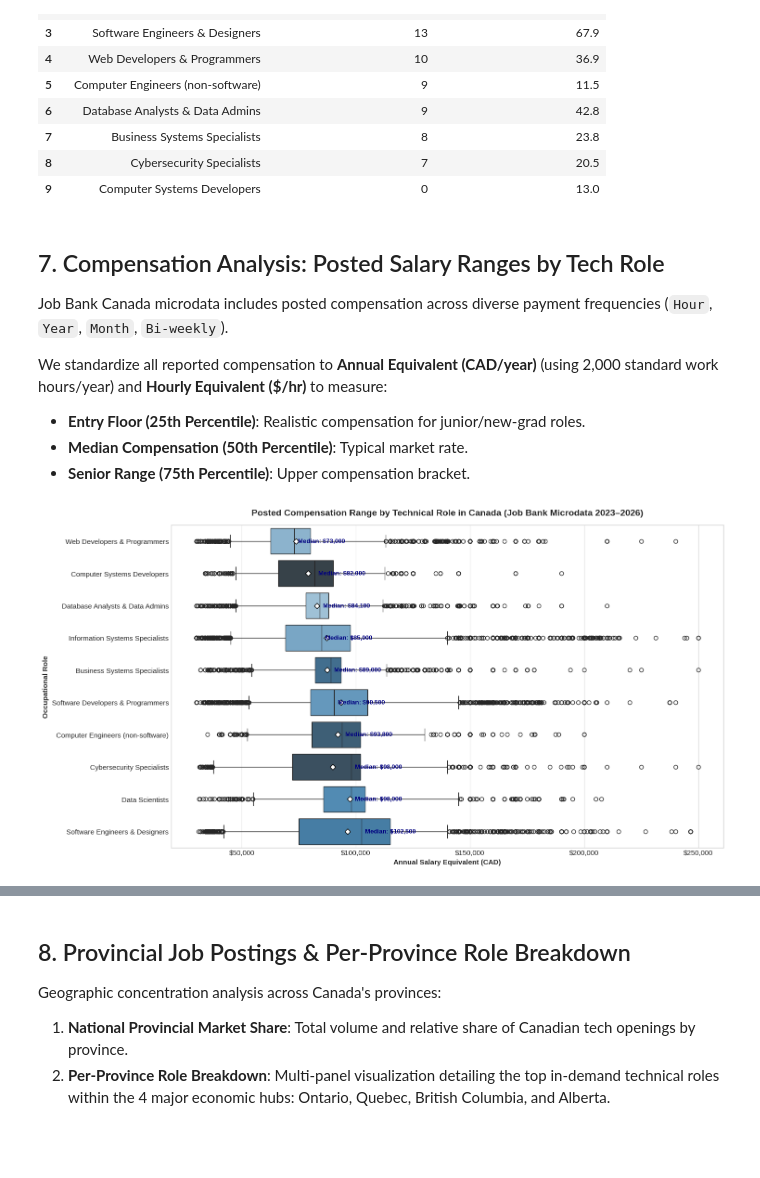
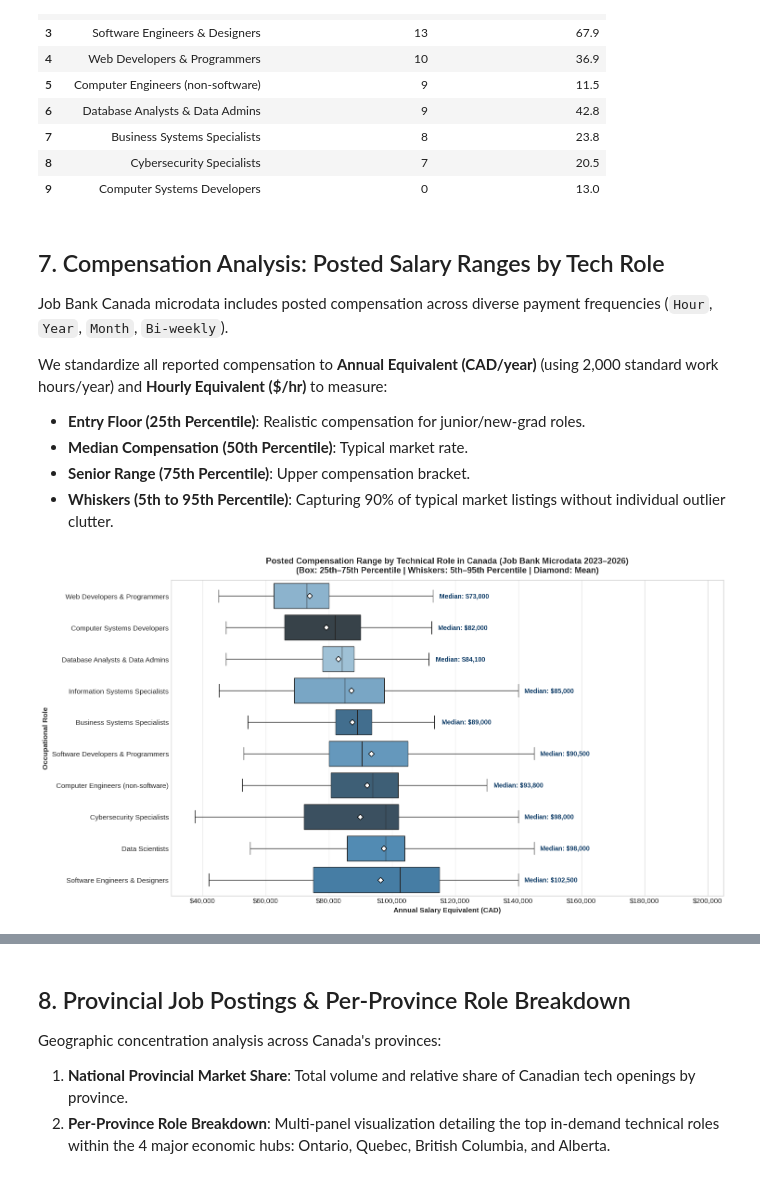
Before and after one commit to althaafsn/canada-job-market-analysis, a Jupyter notebook: data_analysis/02_job_bank/job_bank_tech_roles.ipynb, the cells around one changed output, grey strips where cells are left out. Saved outputs shown, nothing was run; the diff lists cells and outputs as text; code cells hidden in the pictures; blank space fills up the shorter version.

Commit message:
Remove individual outlier points from salary boxplot for visual clarity

```diff
--- a/data_analysis/02_job_bank/job_bank_tech_roles.ipynb
+++ b/data_analysis/02_job_bank/job_bank_tech_roles.ipynb
@@ -360,6 +360,7 @@ We standardize all reported compensation to **Annual Equivalent (CAD/year)** (us
 - **Entry Floor (25th Percentile)**: Realistic compensation for junior/new-grad roles.
 - **Median Compensation (50th Percentile)**: Typical market rate.
 - **Senior Range (75th Percentile)**: Upper compensation bracket.
+- **Whiskers (5th to 95th Percentile)**: Capturing 90% of typical market listings without individual outlier clutter.
 # %%
 # Standardize compensation into Annual CAD equivalent ($/year)
 def to_annual(row):
@@ -395,7 +396,7 @@ df_detail['Annual_Mid'] = (df_detail['Annual_Min'] + df_detail['Annual_Max']) /
 valid_sal = df_detail[(df_detail['Annual_Mid'] >= 30000) & (df_detail['Annual_Mid'] <= 250000)].copy()
 sal_order = valid_sal.groupby('Role')['Annual_Mid'].median().sort_values(ascending=True).index.tolist()
 
-# Plot: Posted Salary Range Boxplot by Role
+# Plot: Posted Salary Range Boxplot by Role (fliers removed for visual clarity)
 fig4, ax = plt.subplots(figsize=(15, 8))
 palette = sns.color_palette('Blues_d', len(sal_order))
 
@@ -410,40 +411,46 @@ sns.boxplot(
     showmeans=True,
     meanprops={'marker': 'D', 'markerfacecolor': 'white', 'markeredgecolor': 'black', 'markersize': 6},
     whis=[5, 95],
+    showfliers=False,
     ax=ax
 )
 
-ax.set_title('Posted Compensation Range by Technical Role in Canada (Job Bank Microdata 2023–2026)', fontsize=14, fontweight='bold', pad=15)
+ax.set_title('Posted Compensation Range by Technical Role in Canada (Job Bank Microdata 2023–2026)\n(Box: 25th–75th Percentile | Whiskers: 5th–95th Percentile | Diamond: Mean)', fontsize=13, fontweight='bold', pad=12)
 ax.set_xlabel('Annual Salary Equivalent (CAD)', fontsize=11, fontweight='bold')
 ax.set_ylabel('Occupational Role', fontsize=11, fontweight='bold')
 ax.xaxis.set_major_formatter('${x:,.0f}')
 
-# Label medians directly on chart
+# Label medians cleanly to the right of the 95th percentile whisker
 medians = valid_sal.groupby('Role')['Annual_Mid'].median().loc[sal_order]
 counts = valid_sal.groupby('Role')['Annual_Mid'].count().loc[sal_order]
 p25s = valid_sal.groupby('Role')['Annual_Mid'].quantile(0.25).loc[sal_order]
 p75s = valid_sal.groupby('Role')['Annual_Mid'].quantile(0.75).loc[sal_order]
+p95s = valid_sal.groupby('Role')['Annual_Mid'].quantile(0.95).loc[sal_order]
 
 for i, role in enumerate(sal_order):
     med = medians[role]
-    ax.text(med + 1500, i, f"Median: ${med:,.0f}", va='center', fontsize=9.5, fontweight='bold', color='navy')
+    whisker_end = p95s[role]
+    ax.text(whisker_end + 2000, i, f"Median: ${med:,.0f}", va='center', fontsize=10, fontweight='bold', color='#0d3b66')
+
+# Optimize horizontal view range
+ax.set_xlim(30000, 205000)
 
 plt.tight_layout()
 plt.savefig(PLOTS_DIR / 'job_bank_salary_ranges_by_role.png', dpi=130, bbox_inches='tight')
 plt.show()
 
 # Formatted salary benchmark table
 sal_summary_table = pd.DataFrame({
     'Role': sal_order[::-1],
     'Disclosed Postings': counts[sal_order[::-1]].values,
     'Entry Floor (25th Pct)': p25s[sal_order[::-1]].round(-2).map('${:,.0f}'.format).values,
     'Median Annual CAD': medians[sal_order[::-1]].round(-2).map('${:,.0f}'.format).values,
     'Senior Range (75th Pct)': p75s[sal_order[::-1]].round(-2).map('${:,.0f}'.format).values,
     'Median Hourly ($/hr)': (medians[sal_order[::-1]] / 2000).round(2).map('${:,.2f}/hr'.format).values
 })
 sal_summary_table
 # %% [output]
-[figure, old version]
+[figure, new version]
 |  | Role | Disclosed Postings | Entry Floor (25th Pct) | Median Annual CAD | Senior Range (75th Pct) | ... |
 | 0 | Software Engineers & Designers | 5238 | $75,000 | $102,500 | $115,000 | ... |
 | 1 | Data Scientists | 1610 | $85,900 | $98,000 | $104,000 | ... |
```
Also changed, not shown: 1 other file.
